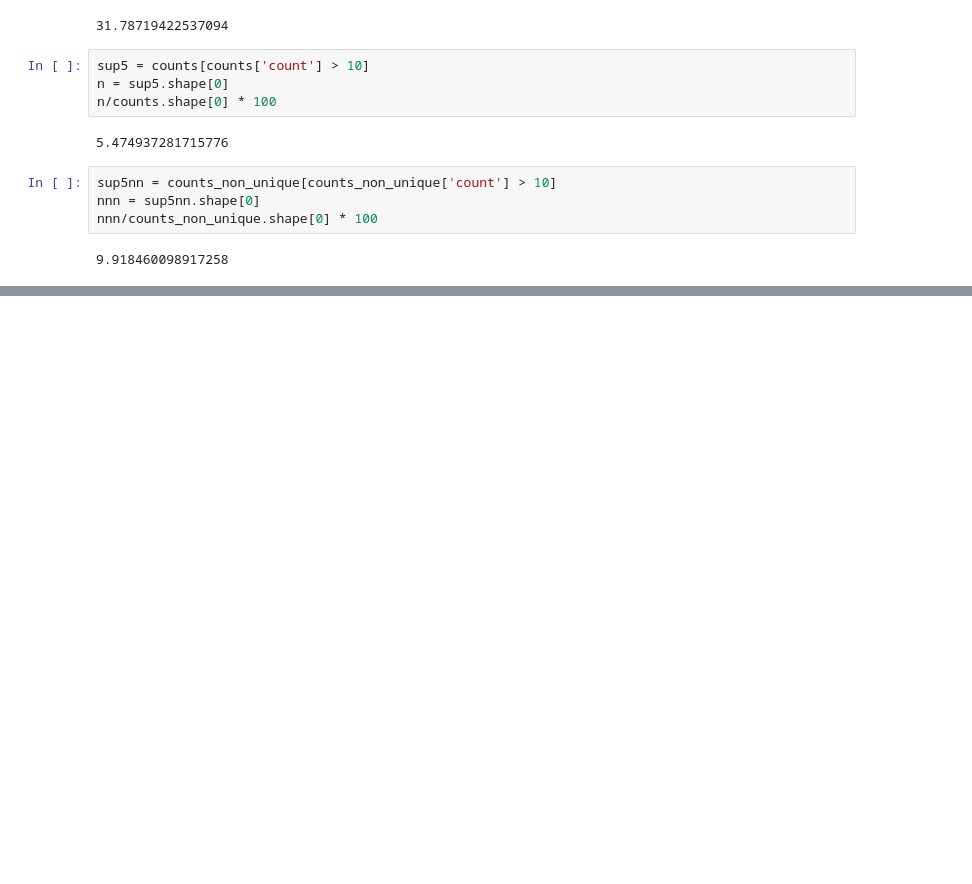
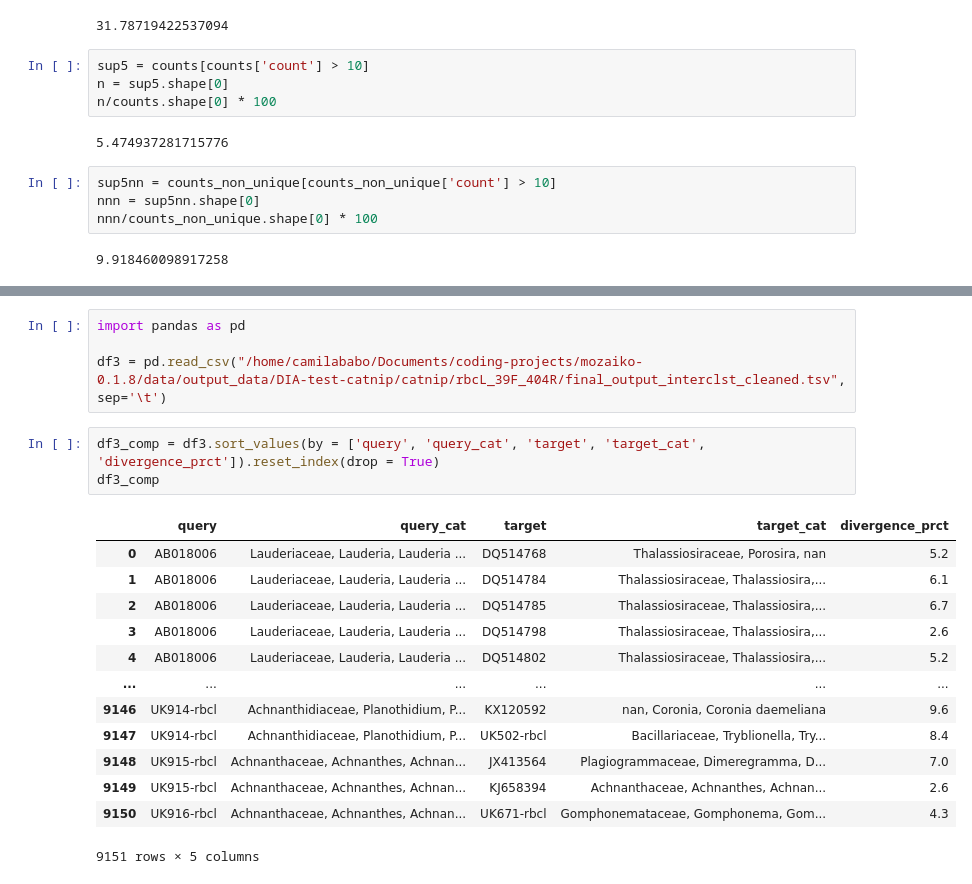
Before and after one commit to CIBIO-BU/mozaiko, a Jupyter notebook: draft.ipynb, the cells around one changed output, grey strips where cells are left out. Drawn from its saved outputs; the diff is of its cells as text; blank space fills up the shorter version.

```diff
--- a/draft.ipynb
+++ b/draft.ipynb
@@ -5515,0 +5543,21 @@ nnn/counts_non_unique.shape[0] * 100
+# %%
+import pandas as pd
+
+df3 = pd.read_csv("/home/camilababo/Documents/coding-projects/mozaiko-0.1.8/data/output_data/DIA-test-catnip/catnip/rbcL_39F_404R/final_output_interclst_cleaned.tsv", sep='\t')
+# %%
+df3_comp = df3.sort_values(by = ['query', 'query_cat', 'target', 'target_cat', 'divergence_prct']).reset_index(drop = True)
+df3_comp
+# %% [output]
+|  | query | query_cat | target | target_cat | divergence_prct |
+| 0 | AB018006 | Lauderiaceae, Lauderia, Lauderia ... | DQ514768 | Thalassiosiraceae, Porosira, nan | 5.2 |
+| 1 | AB018006 | Lauderiaceae, Lauderia, Lauderia ... | DQ514784 | Thalassiosiraceae, Thalassiosira,... | 6.1 |
+| 2 | AB018006 | Lauderiaceae, Lauderia, Lauderia ... | DQ514785 | Thalassiosiraceae, Thalassiosira,... | 6.7 |
+| 3 | AB018006 | Lauderiaceae, Lauderia, Lauderia ... | DQ514798 | Thalassiosiraceae, Thalassiosira,... | 2.6 |
+| 4 | AB018006 | Lauderiaceae, Lauderia, Lauderia ... | DQ514802 | Thalassiosiraceae, Thalassiosira,... | 5.2 |
+| ... | ... | ... | ... | ... | ... |
+| 9146 | UK914-rbcl | Achnanthidiaceae, Planothidium, P... | KX120592 | nan, Coronia, Coronia daemeliana | 9.6 |
+| 9147 | UK914-rbcl | Achnanthidiaceae, Planothidium, P... | UK502-rbcl | Bacillariaceae, Tryblionella, Try... | 8.4 |
+| 9148 | UK915-rbcl | Achnanthaceae, Achnanthes, Achnan... | JX413564 | Plagiogrammaceae, Dimeregramma, D... | 7.0 |
+| 9149 | UK915-rbcl | Achnanthaceae, Achnanthes, Achnan... | KJ658394 | Achnanthaceae, Achnanthes, Achnan... | 2.6 |
+| 9150 | UK916-rbcl | Achnanthaceae, Achnanthes, Achnan... | UK671-rbcl | Gomphonemataceae, Gomphonema, Gom... | 4.3 |
+9151 rows × 5 columns
```
Also changed, not shown: parts of 3 cells of this notebook, 6 other files.
